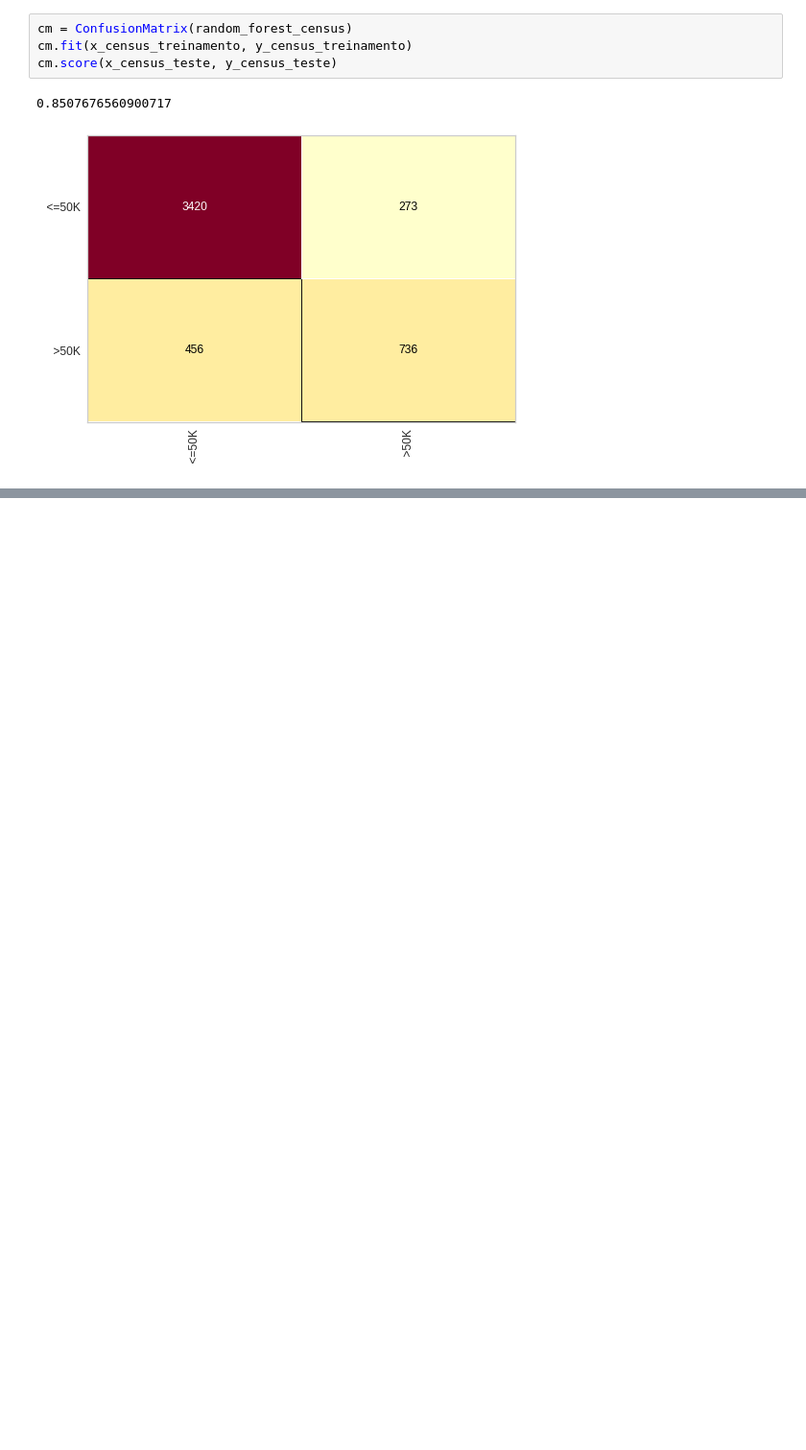
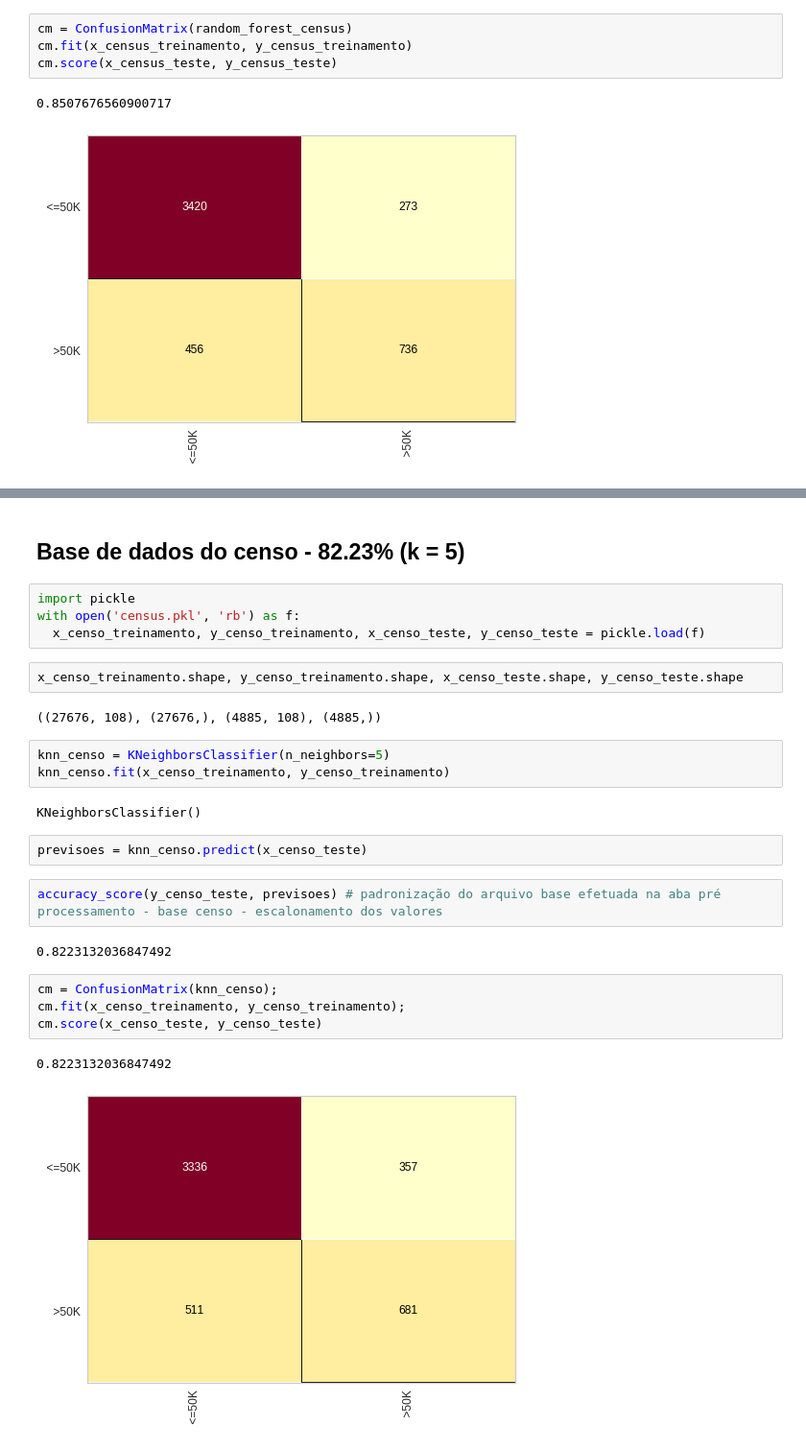
Before and after one commit to luhenr/processamentoDados-ML, a Jupyter notebook: AprendizadoDSML.ipynb, the cells around one changed output, grey strips where cells are left out. Shown at 96% size. Drawn from its saved outputs; the diff is of its cells as text; blank space fills up the shorter version.

```diff
--- a/AprendizadoDSML.ipynb
+++ b/AprendizadoDSML.ipynb
@@ -910,0 +1158,28 @@ cm.score(x_census_teste, y_census_teste)
+# %% [markdown]
+## Base de dados do censo - 82.23% (k = 5)
+# %%
+import pickle
+with open('census.pkl', 'rb') as f:
+  x_censo_treinamento, y_censo_treinamento, x_censo_teste, y_censo_teste = pickle.load(f)
+# %%
+x_censo_treinamento.shape, y_censo_treinamento.shape, x_censo_teste.shape, y_censo_teste.shape
+# %% [output]
+((27676, 108), (27676,), (4885, 108), (4885,))
+# %%
+knn_censo = KNeighborsClassifier(n_neighbors=5)
+knn_censo.fit(x_censo_treinamento, y_censo_treinamento)
+# %% [output]
+KNeighborsClassifier()
+# %%
+previsoes = knn_censo.predict(x_censo_teste)
+# %%
+accuracy_score(y_censo_teste, previsoes) # padronização do arquivo base efetuada na aba pré processamento - base censo - escalonamento dos valores
+# %% [output]
+0.8223132036847492
+# %%
+cm = ConfusionMatrix(knn_censo);
+cm.fit(x_censo_treinamento, y_censo_treinamento);
+cm.score(x_censo_teste, y_censo_teste)
+# %% [output]
+0.8223132036847492
+[figure, added]
```
Also changed, not shown: parts of 54 cells of this notebook.
